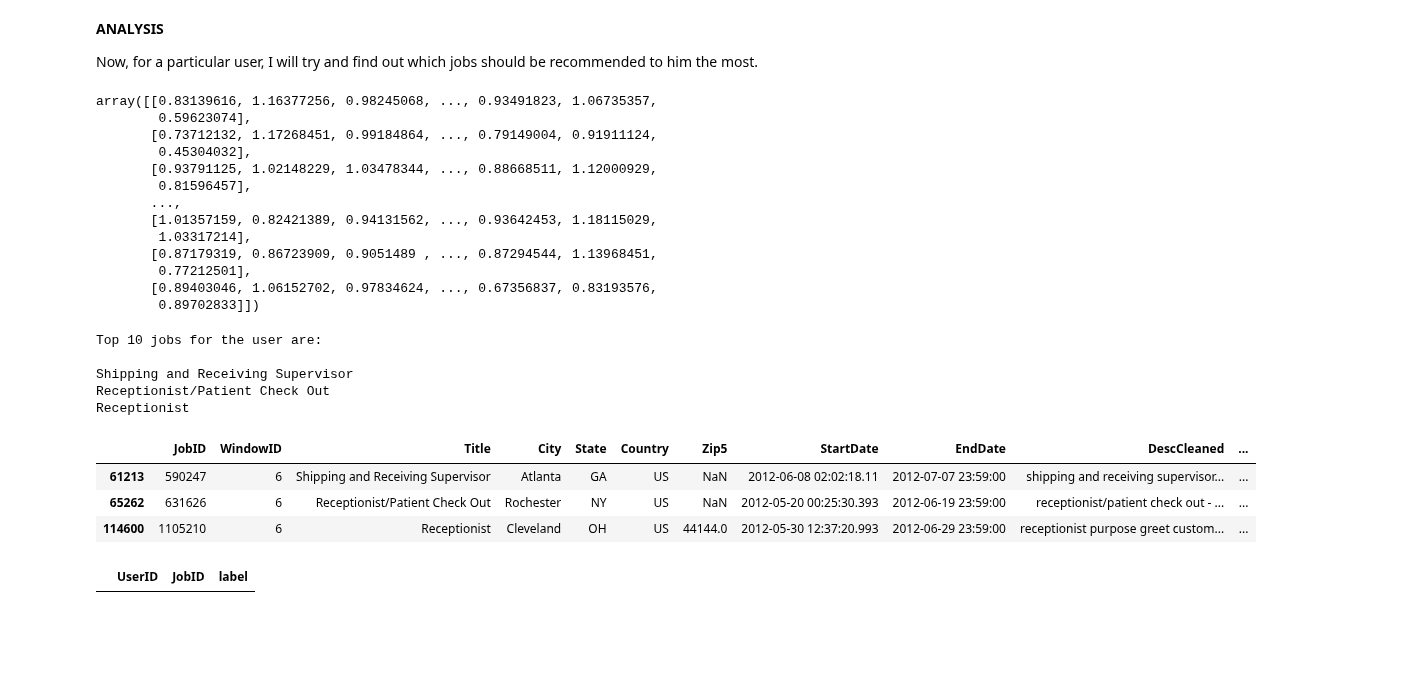
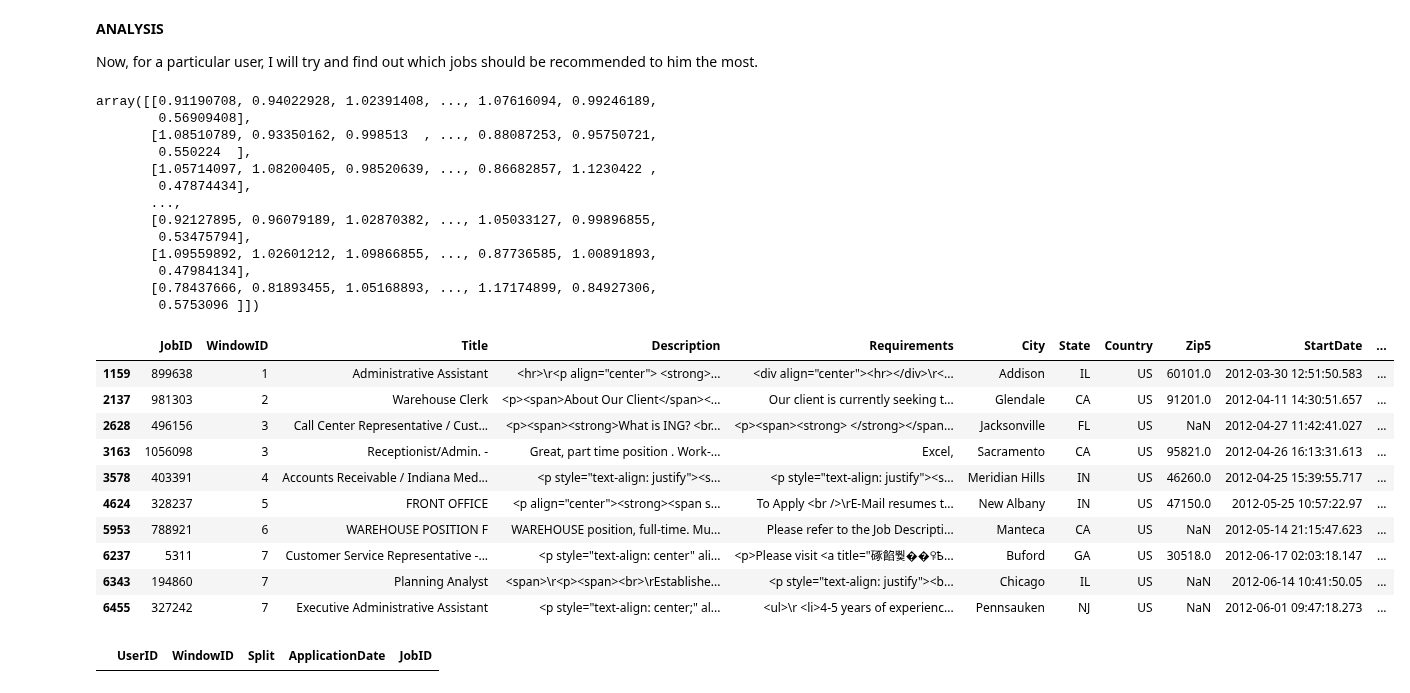
Before and after one commit to pi-sharan/JobHunter, a Jupyter notebook: Backend Algos/matrix-factorization.ipynb, the cells around one changed output. Drawn from its saved outputs; the diff is of its cells as text; code cells hidden in the pictures; blank space fills up the shorter version.

```diff
--- a/Backend Algos/matrix-factorization.ipynb
+++ b/Backend Algos/matrix-factorization.ipynb
@@ -9,9 +9,9 @@ from ast import literal_eval
 from sklearn.feature_extraction.text import TfidfVectorizer, CountVectorizer
 from sklearn.metrics.pairwise import linear_kernel, cosine_similarity
 # %%
-apps = pd.read_csv('apps.csv')
-users = pd.read_csv('users.csv')
-jobs = pd.read_csv('jobs.csv')
+apps = pd.read_csv('filtered_apps.csv')
+users = pd.read_csv('filtered_users.csv')
+jobs = pd.read_csv('filtered_jobs.csv')
 # %%
 # First, generate dictionaries for mapping old id to new id for users and movies
 unique_JobID = apps['JobID'].unique()
@@ -168,21 +168,21 @@ pred_mat = mf.predict()
 # %%
 pred_mat
 # %% [output]
-array([[0.83139616, 1.16377256, 0.98245068, ..., 0.93491823, 1.06735357,
-        0.59623074],
-       [0.73712132, 1.17268451, 0.99184864, ..., 0.79149004, 0.91911124,
-        0.45304032],
-       [0.93791125, 1.02148229, 1.03478344, ..., 0.88668511, 1.12000929,
-        0.81596457],
+array([[0.91190708, 0.94022928, 1.02391408, ..., 1.07616094, 0.99246189,
+        0.56909408],
+       [1.08510789, 0.93350162, 0.998513  , ..., 0.88087253, 0.95750721,
+        0.550224  ],
+       [1.05714097, 1.08200405, 0.98520639, ..., 0.86682857, 1.1230422 ,
+        0.47874434],
        ...,
-       [1.01357159, 0.82421389, 0.94131562, ..., 0.93642453, 1.18115029,
-        1.03317214],
-       [0.87179319, 0.86723909, 0.9051489 , ..., 0.87294544, 1.13968451,
-        0.77212501],
-       [0.89403046, 1.06152702, 0.97834624, ..., 0.67356837, 0.83193576,
-        0.89702833]])
+       [0.92127895, 0.96079189, 1.02870382, ..., 1.05033127, 0.99896855,
+        0.53475794],
+       [1.09559892, 1.02601212, 1.09866855, ..., 0.87736585, 1.00891893,
+        0.47984134],
+       [0.78437666, 0.81893455, 1.05168893, ..., 1.17174899, 0.84927306,
+        0.5753096 ]])
 # %%
-def find_best_recommendation_for_user(user_real_id):
+def find_best_recommendation_for_user(user_real_id, numberofJob):
     user_id = user_old2new_id_dict[user_real_id]
     arr = pred_mat[user_id]
     indexed_arr = list(enumerate(arr))
@@ -191,29 +191,31 @@ def find_best_recommendation_for_user(user_real_id):
     sorted_arr = sorted(indexed_arr, key=lambda x: x[1], reverse=True)
 
     # Extract the indices of the top 10 probabilities
-    top_10_indices = [job_new2old_id_dict[index] for index, _ in sorted_arr[:10]]
+    top_10_indices = [job_new2old_id_dict[index] for index, _ in sorted_arr[:numberofJob]]
 
     best_jobs = jobs[jobs['JobID'].isin(top_10_indices)]
-    print("Top 10 jobs for the user are: \n")
+    # print("Top 10 jobs for the user are: \n")
 
-    for _, job in best_jobs.iterrows():
-        print(job['Title'])
+    # for _, job in best_jobs.iterrows():
+    #     print(job['Title'])
 
     return best_jobs
 # %%
-find_best_recommendation_for_user(963422)
+find_best_recommendation_for_user(963422,10)
 # %% [output]
-Top 10 jobs for the user are:
-
-Shipping and Receiving Supervisor
-Receptionist/Patient Check Out
-Receptionist
-|  | JobID | WindowID | Title | City | State | Country | Zip5 | StartDate | EndDate | DescCleaned | ... |
-| 61213 | 590247 | 6 | Shipping and Receiving Supervisor | Atlanta | GA | US | NaN | 2012-06-08 02:02:18.11 | 2012-07-07 23:59:00 | shipping and receiving supervisor... | ... |
-| 65262 | 631626 | 6 | Receptionist/Patient Check Out | Rochester | NY | US | NaN | 2012-05-20 00:25:30.393 | 2012-06-19 23:59:00 | receptionist/patient check out - ... | ... |
-| 114600 | 1105210 | 6 | Receptionist | Cleveland | OH | US | 44144.0 | 2012-05-30 12:37:20.993 | 2012-06-29 23:59:00 | receptionist purpose greet custom... | ... |
+|  | JobID | WindowID | Title | Description | Requirements | City | State | Country | Zip5 | StartDate | ... |
+| 1159 | 899638 | 1 | Administrative Assistant | <hr>\r<p align="center"> <strong>... | <div align="center"><hr></div>\r<... | Addison | IL | US | 60101.0 | 2012-03-30 12:51:50.583 | ... |
+| 2137 | 981303 | 2 | Warehouse Clerk | <p><span>About Our Client</span><... | Our client is currently seeking t... | Glendale | CA | US | 91201.0 | 2012-04-11 14:30:51.657 | ... |
+| 2628 | 496156 | 3 | Call Center Representative / Cust... | <p><span><strong>What is ING? <br... | <p><span><strong> </strong></span... | Jacksonville | FL | US | NaN | 2012-04-27 11:42:41.027 | ... |
+| 3163 | 1056098 | 3 | Receptionist/Admin. - | Great, part time position . Work-... | Excel, | Sacramento | CA | US | 95821.0 | 2012-04-26 16:13:31.613 | ... |
+| 3578 | 403391 | 4 | Accounts Receivable / Indiana Med... | <p style="text-align: justify"><s... | <p style="text-align: justify"><s... | Meridian Hills | IN | US | 46260.0 | 2012-04-25 15:39:55.717 | ... |
+| 4624 | 328237 | 5 | FRONT OFFICE | <p align="center"><strong><span s... | To Apply <br />\rE-Mail resumes t... | New Albany | IN | US | 47150.0 | 2012-05-25 10:57:22.97 | ... |
+| 5953 | 788921 | 6 | WAREHOUSE POSITION F | WAREHOUSE position, full-time. Mu... | Please refer to the Job Descripti... | Manteca | CA | US | NaN | 2012-05-14 21:15:47.623 | ... |
+| 6237 | 5311 | 7 | Customer Service Representative -... | <p style="text-align: center" ali... | <p>Please visit <a title="硺餡뿿��ꀬҌ... | Buford | GA | US | 30518.0 | 2012-06-17 02:03:18.147 | ... |
+| 6343 | 194860 | 7 | Planning Analyst | <span>\r<p><span><br>\rEstablishe... | <p style="text-align: justify"><b... | Chicago | IL | US | NaN | 2012-06-14 10:41:50.05 | ... |
+| 6455 | 327242 | 7 | Executive Administrative Assistant | <p style="text-align: center;" al... | <ul>\r <li>4-5 years of experienc... | Pennsauken | NJ | US | NaN | 2012-06-01 09:47:18.273 | ... |
 # %%
 apps[apps['UserID'] == 963422]
 # %% [output]
-|  | UserID | JobID | label |
+|  | UserID | WindowID | Split | ApplicationDate | JobID |
 # %%
```
Also changed, not shown: parts of 5 cells of this notebook.
